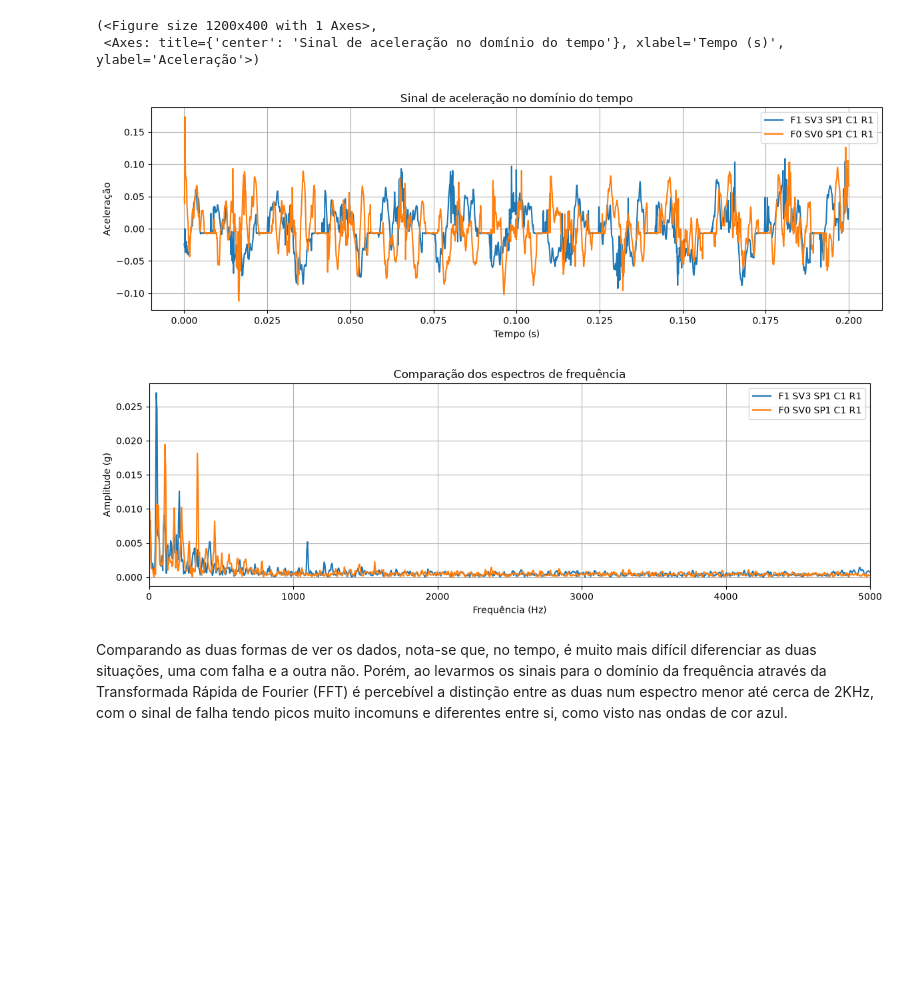
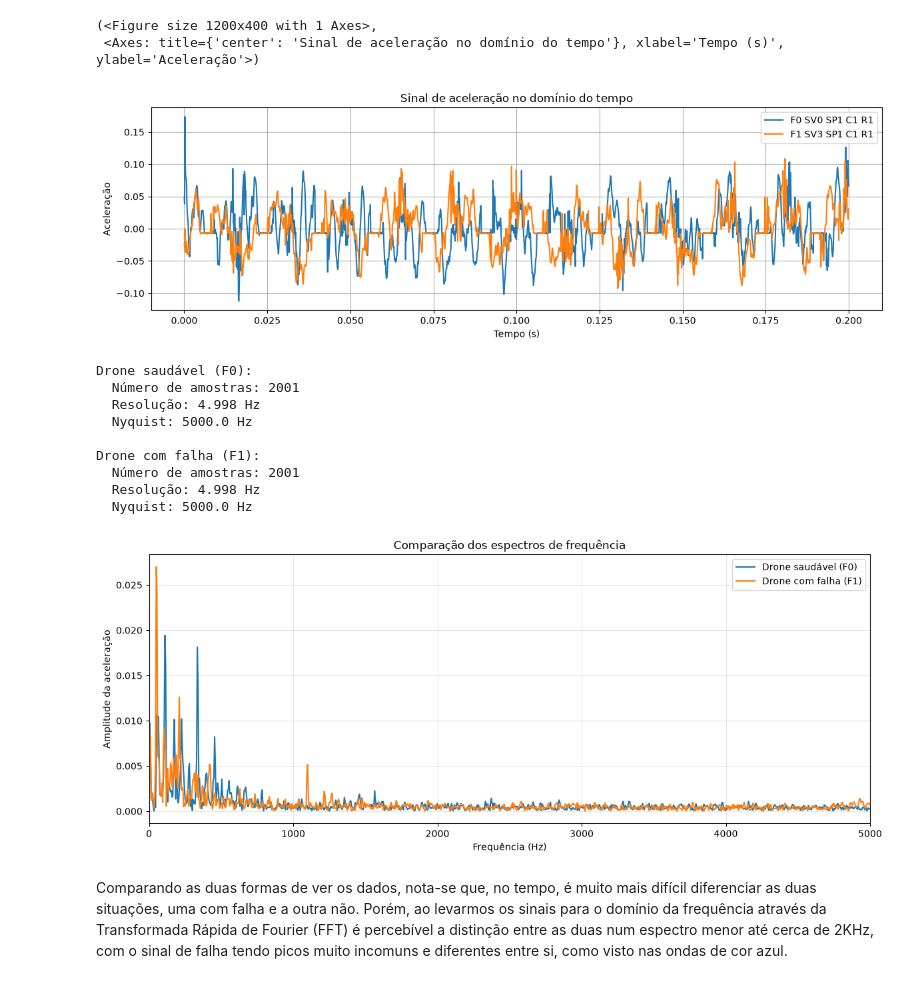
Before and after one commit to SillyGo/projeto-sinais, a Jupyter notebook: src/primeira_entrega/analise_no_dominio_da_frequencia.ipynb, the cells around one changed output. Drawn from its saved outputs; the diff is of its cells as text; code cells hidden in the pictures; blank space fills up the shorter version.

Commit message:
feat: spectral analysis and plots

```diff
--- a/src/primeira_entrega/analise_no_dominio_da_frequencia.ipynb
+++ b/src/primeira_entrega/analise_no_dominio_da_frequencia.ipynb
@@ -184,19 +248,28 @@ plotDataset(dataset_f1_small)
  <Axes: title={'center': 'Sinal de aceleração no domínio do tempo'}, xlabel='Tempo (s)', ylabel='Aceleração'>)
 # %%
 # show di bolations. Funcionou, agora queremos plotar os dois lado a lado. Para fazer isso, basta combinar os dois:
-combined_ds = [dataset_f1_small[0], dataset_f0_small[0]]
+combined_ds = [dataset_f0_small[0], dataset_f1_small[0]]
 
 plotDataset(combined_ds)
 
-signal = np.asarray(combined_ds[0][0]).squeeze()
-FFT_analysis(signal, dataset=combined_ds[0][0])
+signal1 = np.asarray(combined_ds[0][0]).squeeze()
+FFT_analysis(signal1)
 signal2 = np.asarray(combined_ds[1][0]).squeeze()
-FFT_analysis(signal2, dataset=combined_ds[1][0])
+FFT_analysis(signal2)
 
-plot_fft([combined_ds[0], combined_ds[1]])
+plot_fft_comparativa(dataset_f0_small, dataset_f1_small)
 # %% [output]
-[figure, old version]
+[figure, new version]
+Drone saudável (F0):
+  Número de amostras: 2001
+  Resolução: 4.998 Hz
+  Nyquist: 5000.0 Hz
+
+Drone com falha (F1):
+  Número de amostras: 2001
+  Resolução: 4.998 Hz
+  Nyquist: 5000.0 Hz
-[figure, old version]
+[figure, new version]
 # %% [markdown]
 Comparando as duas formas de ver os dados, nota-se que, no tempo, é muito mais difícil diferenciar as duas situações, uma com falha e a outra não.
 Porém, ao levarmos os sinais para o domínio da frequência através da Transformada Rápida de Fourier (FFT) é percebível a distinção entre as duas num espectro menor até cerca de 2KHz, com o sinal de falha tendo picos muito incomuns e diferentes entre si, como visto nas ondas de cor azul.
```
Also changed, not shown: parts of 22 cells of this notebook, 1 other file.
